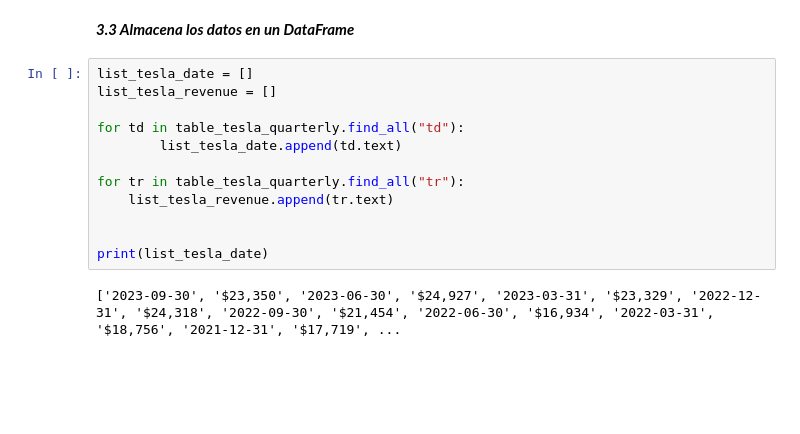
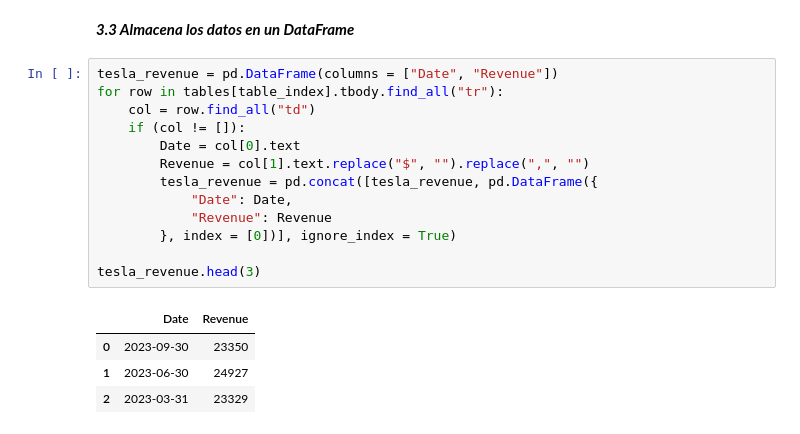
Before and after one commit to JLizon/JLL_web-scraping, a Jupyter notebook: src/explore.ipynb, the cells around one changed output. Drawn from its saved outputs; the diff is of its cells as text; blank space fills up the shorter version.

```diff
--- a/src/explore.ipynb
+++ b/src/explore.ipynb
@@ -78,17 +78,21 @@ for index, table in enumerate(tables):
 table_tesla_quarterly = tables[1]
 # %% [markdown]
 ***3.3 Almacena los datos en un DataFrame***
-# %%
-list_tesla_date = []
-list_tesla_revenue = []
-
-for td in table_tesla_quarterly.find_all("td"):
-        list_tesla_date.append(td.text)
-
-for tr in table_tesla_quarterly.find_all("tr"):
-    list_tesla_revenue.append(tr.text)
-
-
-print(list_tesla_date)
-# %% [output]
-['2023-09-30', '$23,350', '2023-06-30', '$24,927', '2023-03-31', '$23,329', '2022-12-31', '$24,318', '2022-09-30', '$21,454', '2022-06-30', '$16,934', '2022-03-31', '$18,756', '2021-12-31', '$17,719', ...
+# %%
+tesla_revenue = pd.DataFrame(columns = ["Date", "Revenue"])
+for row in tables[table_index].tbody.find_all("tr"):
+    col = row.find_all("td")
+    if (col != []):
+        Date = col[0].text
+        Revenue = col[1].text.replace("$", "").replace(",", "")
+        tesla_revenue = pd.concat([tesla_revenue, pd.DataFrame({
+            "Date": Date,
+            "Revenue": Revenue
+        }, index = [0])], ignore_index = True)
+
+tesla_revenue.head(3)
+# %% [output]
+|  | Date | Revenue |
+| 0 | 2023-09-30 | 23350 |
+| 1 | 2023-06-30 | 24927 |
+| 2 | 2023-03-31 | 23329 |
```
Also changed, not shown: parts of 10 cells of this notebook, 2 other files.
